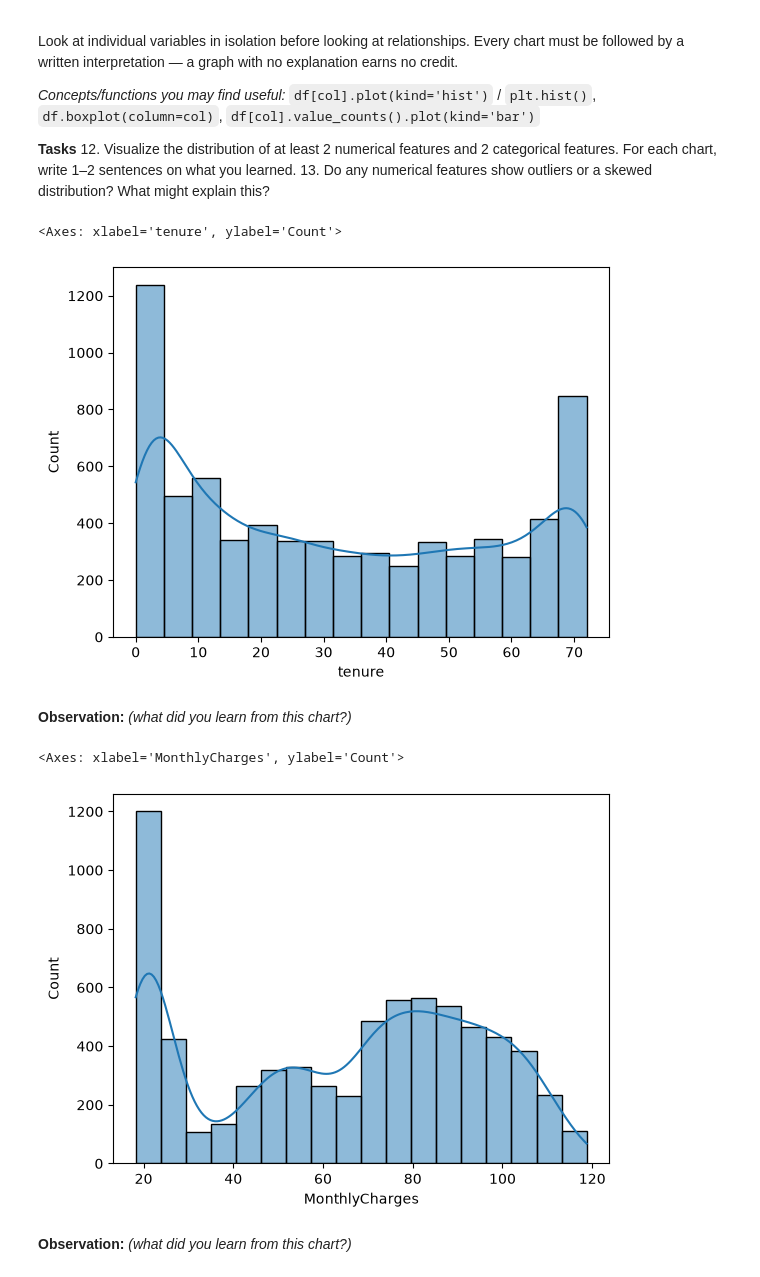
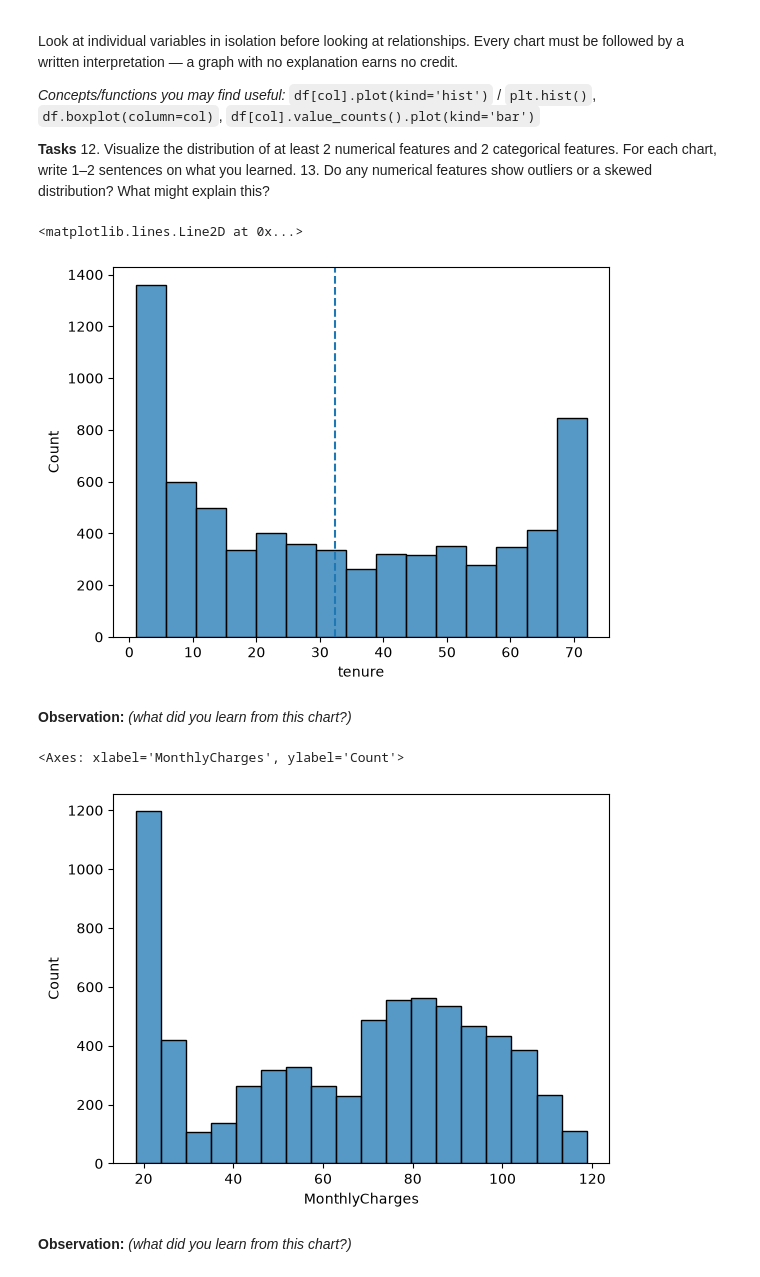
Before and after one commit to msufianchoohan/ml-lab, a Jupyter notebook: Lab2_Data_Cleaning_EDA_Template.ipynb, the cells around one changed output. Saved outputs shown, nothing was run; the diff lists cells and outputs as text; code cells hidden in the pictures.

```diff
--- a/Lab2_Data_Cleaning_EDA_Template.ipynb
+++ b/Lab2_Data_Cleaning_EDA_Template.ipynb
@@ -212,6 +244,6 @@ Cleaning is a series of justified decisions, not a fixed recipe. For every issue
 | _..._ | _..._ | _..._ | _..._ |
 # %%
 # Task 11 — apply your cleaning decisions here
-df = df.dropna(subset=['TotalCharges'])
+df = df.dropna(subset=['TotalCharges']).reset_index(drop=True)
 # %%
 # Task 11 (continued) — confirm each issue is resolved (e.g. re-check isnull().sum(), duplicated().sum(), dtypes)
@@ -230,18 +290,18 @@ Look at individual variables in isolation before looking at relationships. Every
 # %%
 # Task 12 — numerical feature 1: distribution plot
 df.head()
-sns.histplot(df['tenure'], kde=True)
+sns.histplot(df["tenure"]); plt.axvline(df["tenure"].mean(), linestyle="--")
 # %% [output]
-<Axes: xlabel='tenure', ylabel='Count'>
+<matplotlib.lines.Line2D at 0x...>
-[figure, old version]
+[figure, new version]
 # %% [markdown]
 **Observation:** _(what did you learn from this chart?)_
 # %%
 # Task 12 — numerical feature 2: distribution plot
-sns.histplot(df['MonthlyCharges'], kde=True)
+sns.histplot(df['MonthlyCharges'])
 # %% [output]
 <Axes: xlabel='MonthlyCharges', ylabel='Count'>
-[figure, old version]
+[figure, new version]
 # %% [markdown]
 **Observation:** _(what did you learn from this chart?)_
 # %%
```
Also changed, not shown: parts of 30 cells of this notebook, 1 other file.
